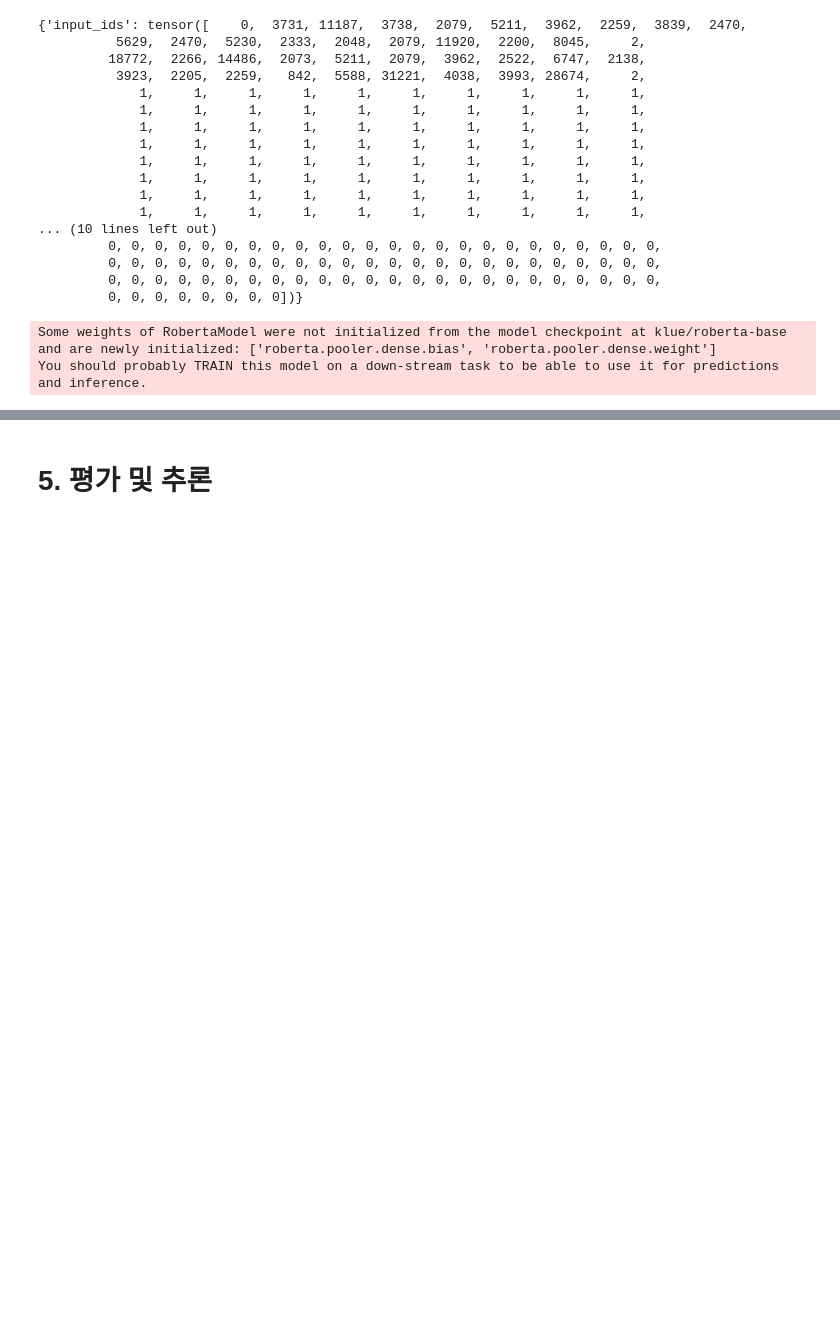
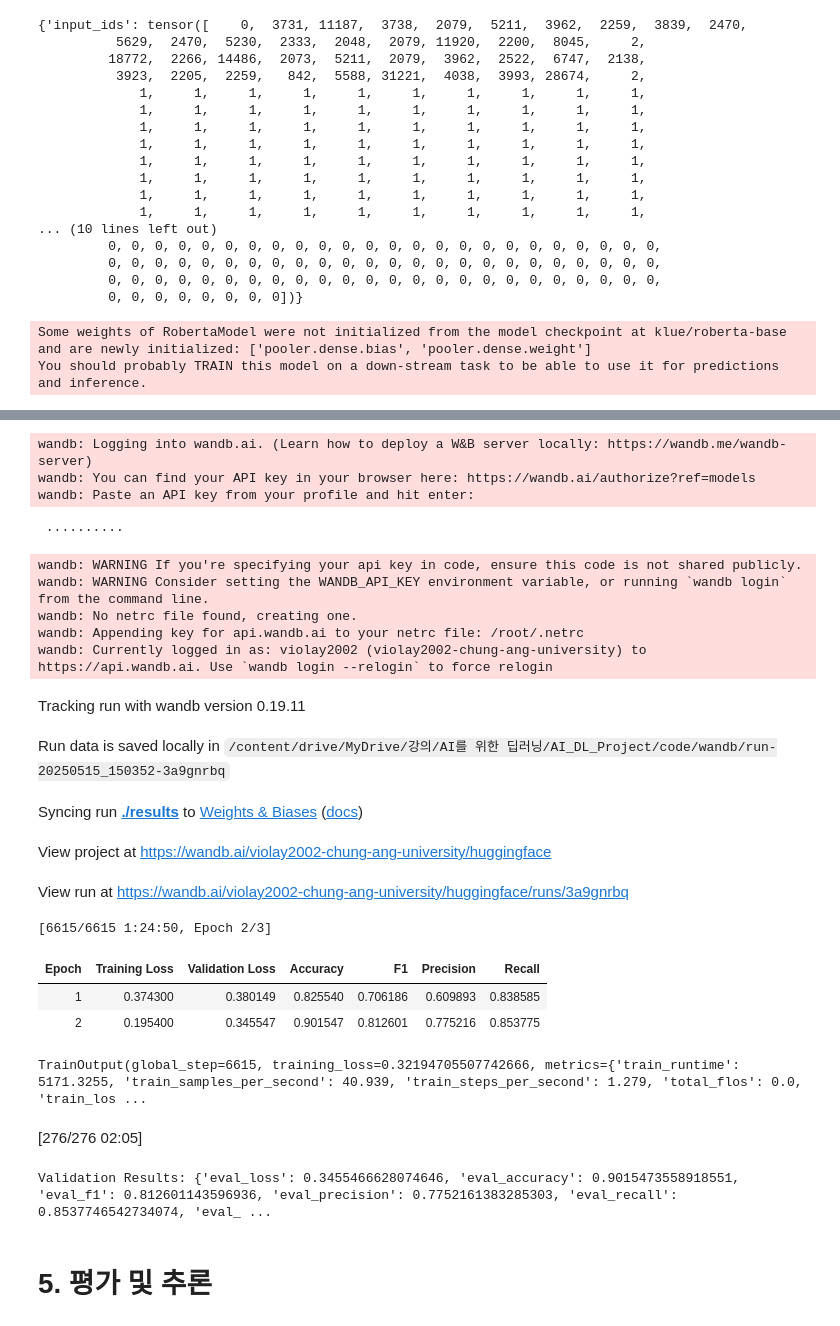
Before and after one commit to sangchun1/Contextual_Sent_Ordering, a Jupyter notebook: KLUE-RoBERTa/train.ipynb, the cells around one changed output, grey strips where cells are left out. Drawn from its saved outputs; the diff is of its cells as text; code cells hidden in the pictures; blank space fills up the shorter version.

```diff
--- a/KLUE-RoBERTa/train.ipynb
+++ b/KLUE-RoBERTa/train.ipynb
@@ -106,6 +117,20 @@ print(test['sentence_0'][0])
 # %% [output]
 블록체인 기술은 투표 과정의 투명성을 크게 향상시킬 수 있다
 자유 의지와 결정론은 서로 상충하는 개념으로 여겨지지만 이 둘의 공존 가능성도 탐구할 가치가 있다
+# %%
+## ✅ Pairwise 전처리 함수
+def preprocess_pairwise(df):
+    data = []
+    for _, row in df.iterrows():
+        sentences = [row[f'sentence_{i}'] for i in range(4)]
+        answer = [row[f'answer_{i}'] for i in range(4)]
+        ordered = [sentences[i] for i in answer]
+        positive_pairs = [(ordered[i], ordered[i+1]) for i in range(3)]
+        all_pairs = list(itertools.permutations(sentences, 2))
+        for s1, s2 in all_pairs:
+            label = 1 if (s1, s2) in positive_pairs else 0
+            data.append({'sentence1': s1, 'sentence2': s2, 'label': label})
+    return pd.DataFrame(data)
 # %%
 # 전처리 모듈 사용
 pairwise_df = preprocess_pairwise(train)
@@ -296,7 +328,7 @@ class_weights = class_weights.to(device)
 # 모델 인스턴스 생성
 model = SentencePairModel("klue/roberta-base", class_weights=class_weights).to(device)
 # %% [output]
-Some weights of RobertaModel were not initialized from the model checkpoint at klue/roberta-base and are newly initialized: ['roberta.pooler.dense.bias', 'roberta.pooler.dense.weight']
+Some weights of RobertaModel were not initialized from the model checkpoint at klue/roberta-base and are newly initialized: ['pooler.dense.bias', 'pooler.dense.weight']
 You should probably TRAIN this model on a down-stream task to be able to use it for predictions and inference.
 # %%
 def compute_metrics(pred):
@@ -316,12 +348,13 @@ training_args = TrainingArguments(
     num_train_epochs=3,                   # 학습 epoch 수
     per_device_train_batch_size=16,       # 학습 시 디바이스당 배치 사이즈
     per_device_eval_batch_size=64,        # 검증 시 디바이스당 배치 사이즈
+    gradient_accumulation_steps=2,
     warmup_steps=500,                     # 워밍업 단계에서 학습률 선형 증가
     weight_decay=0.01,                    # AdamW optimizer의 weight decay 값
     logging_dir='./logs',                 # 로깅 파일 저장 경로
     logging_steps=10,                     # 로그를 몇 스텝마다 남길지
-    evaluation_strategy='epoch',          # epoch마다 평가
     save_strategy='epoch',                # epoch마다 체크포인트 저장
+    eval_strategy='epoch',
     save_total_limit=1,                    # 체크포인트 최대 저장 개수 (가장 최근 것만 유지)
 
     # EarlyStoppingCallback 필수 옵션
@@ -347,7 +381,29 @@ RuntimeError: expected scalar type Float but found Double
+wandb: Logging into wandb.ai. (Learn how to deploy a W&B server locally: https://wandb.me/wandb-server)
+wandb: You can find your API key in your browser here: https://wandb.ai/authorize?ref=models
+wandb: Paste an API key from your profile and hit enter:
+ ··········
+wandb: WARNING If you're specifying your api key in code, ensure this code is not shared publicly.
+wandb: WARNING Consider setting the WANDB_API_KEY environment variable, or running `wandb login` from the command line.
+wandb: No netrc file found, creating one.
+wandb: Appending key for api.wandb.ai to your netrc file: /root/.netrc
+wandb: Currently logged in as: violay2002 (violay2002-chung-ang-university) to https://api.wandb.ai. Use `wandb login --relogin` to force relogin
+Tracking run with wandb version 0.19.11
+Run data is saved locally in /content/drive/MyDrive/강의/AI를 위한 딥러닝/AI_DL_Project/code/wandb/run-20250515_150352-3a9gnrbq
+Syncing run ./results to Weights & Biases (docs)
+View project at https://wandb.ai/violay2002-chung-ang-university/huggingface
+View run at https://wandb.ai/violay2002-chung-ang-university/huggingface/runs/3a9gnrbq
+[6615/6615 1:24:50, Epoch 2/3]
+| Epoch | Training Loss | Validation Loss | Accuracy | F1 | Precision | Recall |
+| 1 | 0.374300 | 0.380149 | 0.825540 | 0.706186 | 0.609893 | 0.838585 |
+| 2 | 0.195400 | 0.345547 | 0.901547 | 0.812601 | 0.775216 | 0.853775 |
+TrainOutput(global_step=6615, training_loss=0.32194705507742666, metrics={'train_runtime': 5171.3255, 'train_samples_per_second': 40.939, 'train_steps_per_second': 1.279, 'total_flos': 0.0, 'train_los ...
 # %%
 # 에폭 마지막 또는 전체 학습 후 평가
 eval_results = trainer.evaluate()
 print("Validation Results:", eval_results)
+# %% [output]
+[276/276 02:05]
+Validation Results: {'eval_loss': 0.3455466628074646, 'eval_accuracy': 0.9015473558918551, 'eval_f1': 0.812601143596936, 'eval_precision': 0.7752161383285303, 'eval_recall': 0.8537746542734074, 'eval_ ...
 # %%
 # 모델 저장
 trainer.save_model("./results/final_model")
```
Also changed, not shown: parts of 10 cells of this notebook.
